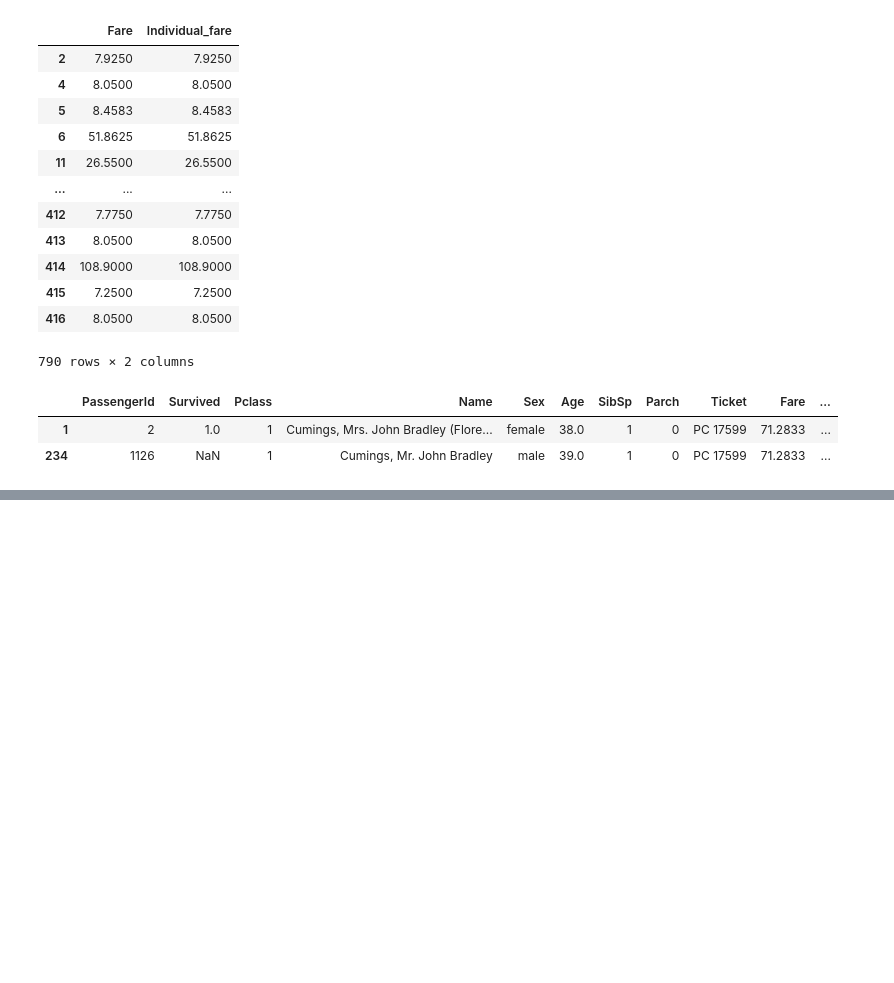
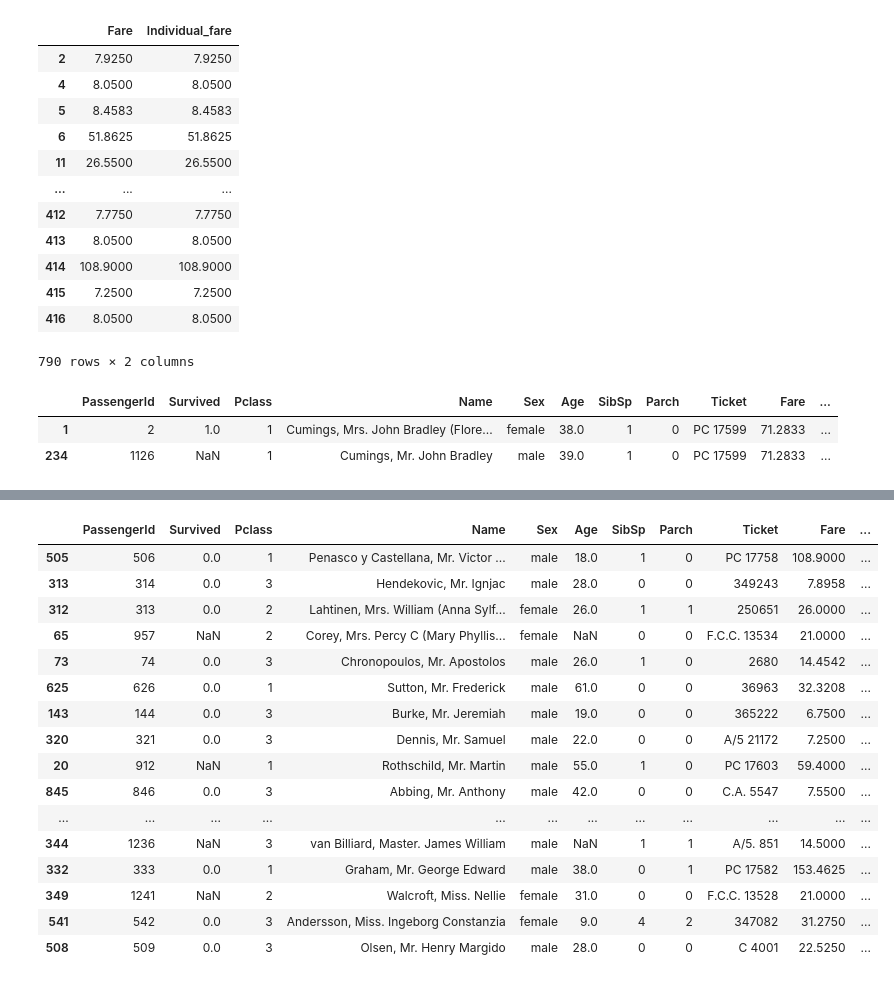
Before and after one commit to PradhumanSoni/EDA, a Jupyter notebook: session 29_eda/session_on_eda.ipynb, the cells around one changed output, grey strips where cells are left out. Saved outputs shown, nothing was run; the diff lists cells and outputs as text; code cells hidden in the pictures; blank space fills up the shorter version.

```diff
--- a/session 29_eda/session_on_eda.ipynb
+++ b/session 29_eda/session_on_eda.ipynb
@@ -526,0 +574,20 @@ df[df['Ticket'] == 'PC 17599']
+# %%
+df.sample(50)
+# %% [output]
+|  | PassengerId | Survived | Pclass | Name | Sex | Age | SibSp | Parch | Ticket | Fare | ... |
+| 505 | 506 | 0.0 | 1 | Penasco y Castellana, Mr. Victor ... | male | 18.0 | 1 | 0 | PC 17758 | 108.9000 | ... |
+| 313 | 314 | 0.0 | 3 | Hendekovic, Mr. Ignjac | male | 28.0 | 0 | 0 | 349243 | 7.8958 | ... |
+| 312 | 313 | 0.0 | 2 | Lahtinen, Mrs. William (Anna Sylf... | female | 26.0 | 1 | 1 | 250651 | 26.0000 | ... |
+| 65 | 957 | NaN | 2 | Corey, Mrs. Percy C (Mary Phyllis... | female | NaN | 0 | 0 | F.C.C. 13534 | 21.0000 | ... |
+| 73 | 74 | 0.0 | 3 | Chronopoulos, Mr. Apostolos | male | 26.0 | 1 | 0 | 2680 | 14.4542 | ... |
+| 625 | 626 | 0.0 | 1 | Sutton, Mr. Frederick | male | 61.0 | 0 | 0 | 36963 | 32.3208 | ... |
+| 143 | 144 | 0.0 | 3 | Burke, Mr. Jeremiah | male | 19.0 | 0 | 0 | 365222 | 6.7500 | ... |
+| 320 | 321 | 0.0 | 3 | Dennis, Mr. Samuel | male | 22.0 | 0 | 0 | A/5 21172 | 7.2500 | ... |
+| 20 | 912 | NaN | 1 | Rothschild, Mr. Martin | male | 55.0 | 1 | 0 | PC 17603 | 59.4000 | ... |
+| 845 | 846 | 0.0 | 3 | Abbing, Mr. Anthony | male | 42.0 | 0 | 0 | C.A. 5547 | 7.5500 | ... |
+| ... | ... | ... | ... | ... | ... | ... | ... | ... | ... | ... | ... |
+| 344 | 1236 | NaN | 3 | van Billiard, Master. James William | male | NaN | 1 | 1 | A/5. 851 | 14.5000 | ... |
+| 332 | 333 | 0.0 | 1 | Graham, Mr. George Edward | male | 38.0 | 0 | 1 | PC 17582 | 153.4625 | ... |
+| 349 | 1241 | NaN | 2 | Walcroft, Miss. Nellie | female | 31.0 | 0 | 0 | F.C.C. 13528 | 21.0000 | ... |
+| 541 | 542 | 0.0 | 3 | Andersson, Miss. Ingeborg Constanzia | female | 9.0 | 4 | 2 | 347082 | 31.2750 | ... |
+| 508 | 509 | 0.0 | 3 | Olsen, Mr. Henry Margido | male | 28.0 | 0 | 0 | C 4001 | 22.5250 | ... |
```
Also changed, not shown: parts of 26 cells of this notebook, 1 other file.
